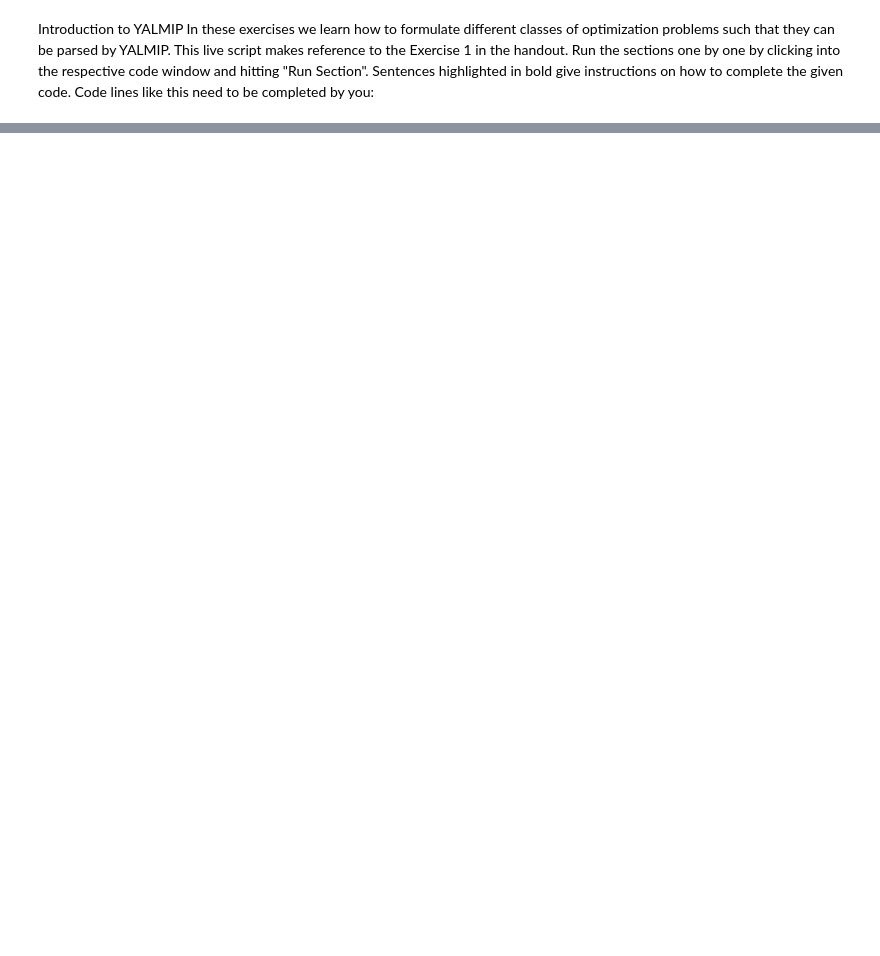
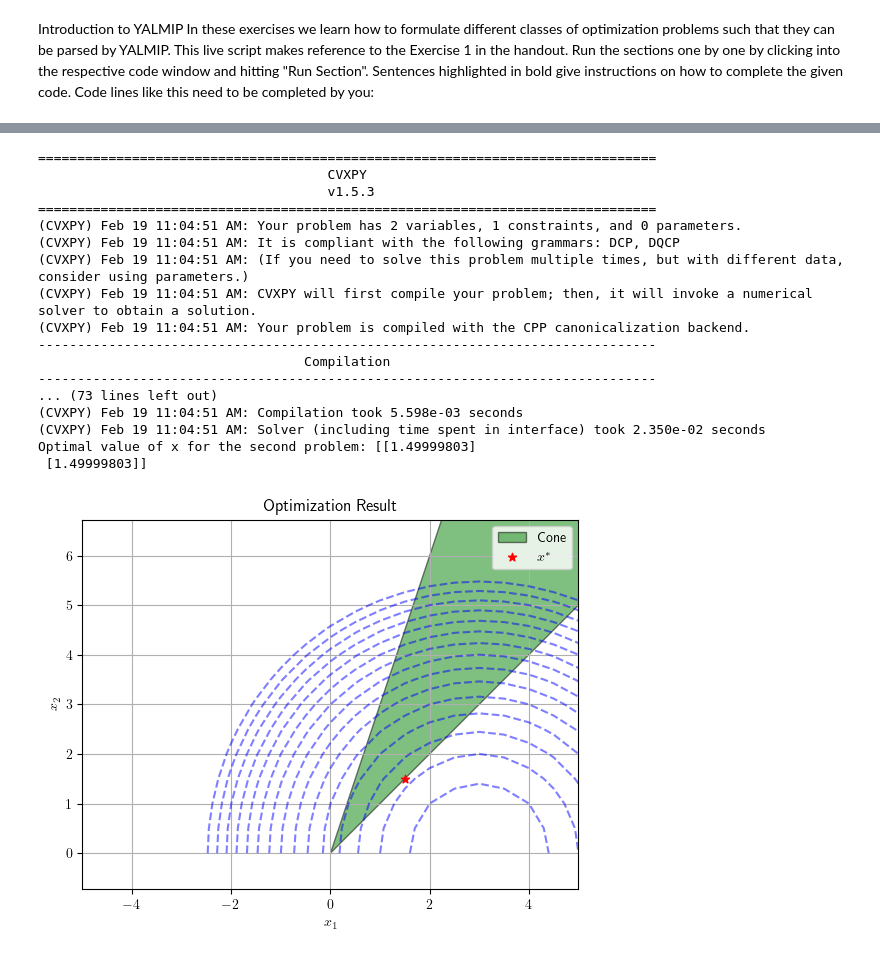
Before and after one commit to tychobrouwer/4DM20-engineering-optimization, a Jupyter notebook: ComputerAssignment2_python/Assignment2_1.ipynb, the cells around one changed output, grey strips where cells are left out. Cells and saved outputs as stored; diff of their text form; code cells hidden in the pictures; blank space fills up the shorter version.

```diff
--- a/ComputerAssignment2_python/Assignment2_1.ipynb
+++ b/ComputerAssignment2_python/Assignment2_1.ipynb
@@ -199,9 +271,9 @@ print("Optimal value of x for the first problem:", x.value)
 
 # Define vectors for second optimization problem
 ##### Complete code here #####
-a = np.array( ... )
-b = np.array( ... )
-c = np.array( ... )
+c = np.array([[3.0], [0.0]])
+a = np.array([[3], [-2]])
+b = np.array([[0], [1]])
 ##########
 
 # Second optimization problem
@@ -209,8 +281,8 @@ x = cp.Variable((2, 1))
 
 # Objective and Constraints
 ##### Complete code here #####
-constraints = [ ... ]
-objective = cp.Minimize( ... )
+constraints = [cp.SOC((b.T @ x)[0,0], a.T @ x)]
+objective = cp.Minimize( cp.sum_squares(x - c) )
 ##########
 
 # Solve the second optimization problem
@@ -228,30 +300,49 @@ def conePlot2d(a, b):
     if np.sign(a[0]) * np.sign(a[1]) == 1:
         g1vector = (b[0] - np.abs(a[0])) / (np.abs(a[1]) - b[1]) * x1vector
         g2vector = (b[0] - np.abs(a[0])) / (np.abs(a[1]) - b[1]) * x1vector
         coneplot = True
     elif np.sign(a[0]) * np.sign(a[1]) == -1:
         g1vector = (b[0] + np.abs(a[0])) / (np.abs(a[1]) - b[1]) * x1vector
         g2vector = (-b[0] + np.abs(a[0])) / (np.abs(a[1]) + b[1]) * x1vector
         coneplot = True
 
     if coneplot:
         x1Top = [x1vector[np.argmax(g1vector)], x1vector[np.argmax(g2vector)]]
         x2Top = [np.max(g1vector), np.max(g2vector)]
 
         plt.fill([0, np.min(x1Top), np.max(x1Top), 0], [0, np.min(x2Top), np.max(x2Top), 0], 'g', alpha=0.5, edgecolor='k', label='Cone')
         plt.xlim([-5, 5])
         plt.ylim([0, 5])
 
 plt.figure()
 plt.contour(x1vector, x2vector, x2vector[:, np.newaxis] ** 2 + (x1vector - 3)[np.newaxis, :] ** 2, levels=range(0, 31, 2), linestyles='--', colors='b', alpha=0.5, label='$f(\\mathbf{x})$')
 conePlot2d(a, b)
 plt.scatter(x.value[0], x.value[1], color='r', marker='*', label='$x^*$')
 plt.xlabel('$x_1$')
 plt.ylabel('$x_2$')
 plt.title('Optimization Result')
 plt.legend()
 plt.grid(True)
 plt.axis('equal')
 plt.xlim([-5, 5])
 plt.ylim([0, 6])
 plt.show()
+# %% [output]
+===============================================================================
+                                     CVXPY
+                                     v1.5.3
+===============================================================================
+(CVXPY) Feb 19 11:04:51 AM: Your problem has 2 variables, 1 constraints, and 0 parameters.
+(CVXPY) Feb 19 11:04:51 AM: It is compliant with the following grammars: DCP, DQCP
+(CVXPY) Feb 19 11:04:51 AM: (If you need to solve this problem multiple times, but with different data, consider using parameters.)
+(CVXPY) Feb 19 11:04:51 AM: CVXPY will first compile your problem; then, it will invoke a numerical solver to obtain a solution.
+(CVXPY) Feb 19 11:04:51 AM: Your problem is compiled with the CPP canonicalization backend.
+-------------------------------------------------------------------------------
+                                  Compilation
+-------------------------------------------------------------------------------
+... (73 lines left out)
+(CVXPY) Feb 19 11:04:51 AM: Compilation took 5.598e-03 seconds
+(CVXPY) Feb 19 11:04:51 AM: Solver (including time spent in interface) took 2.350e-02 seconds
+Optimal value of x for the second problem: [[1.49999803]
+ [1.49999803]]
+[figure, added]
```
Also changed, not shown: parts of 5 cells of this notebook, 6 other files.
